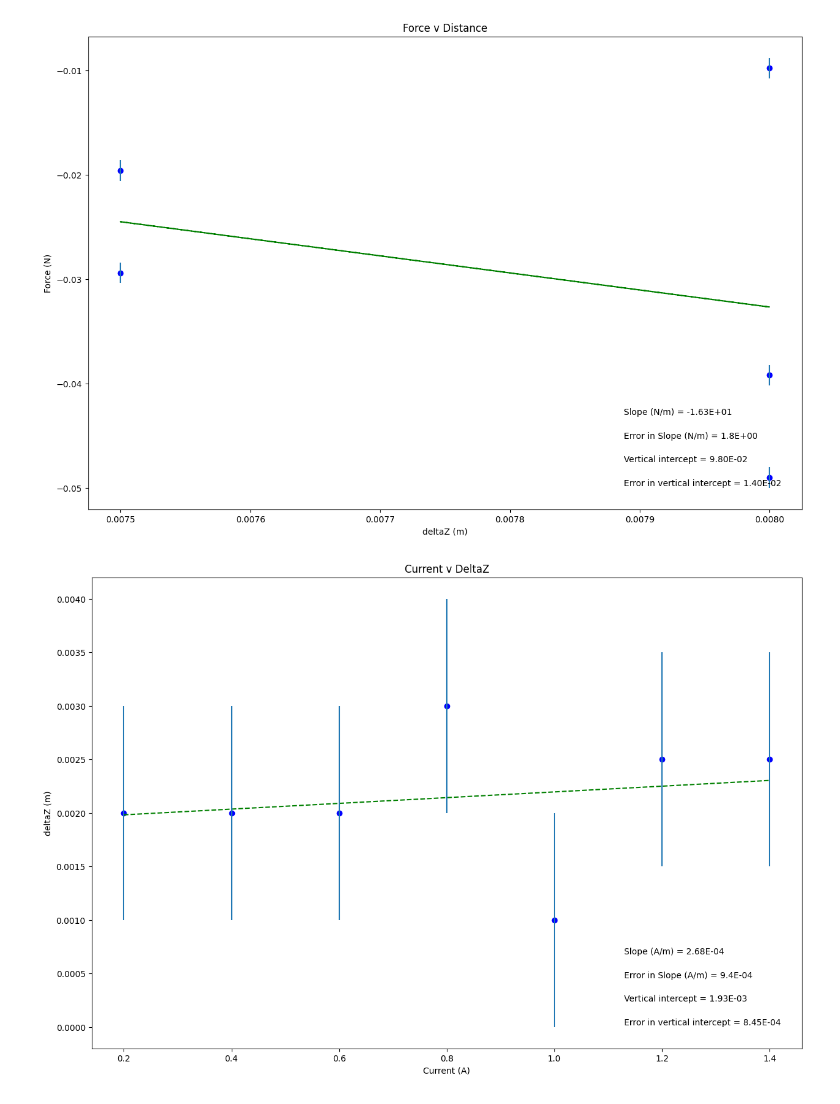
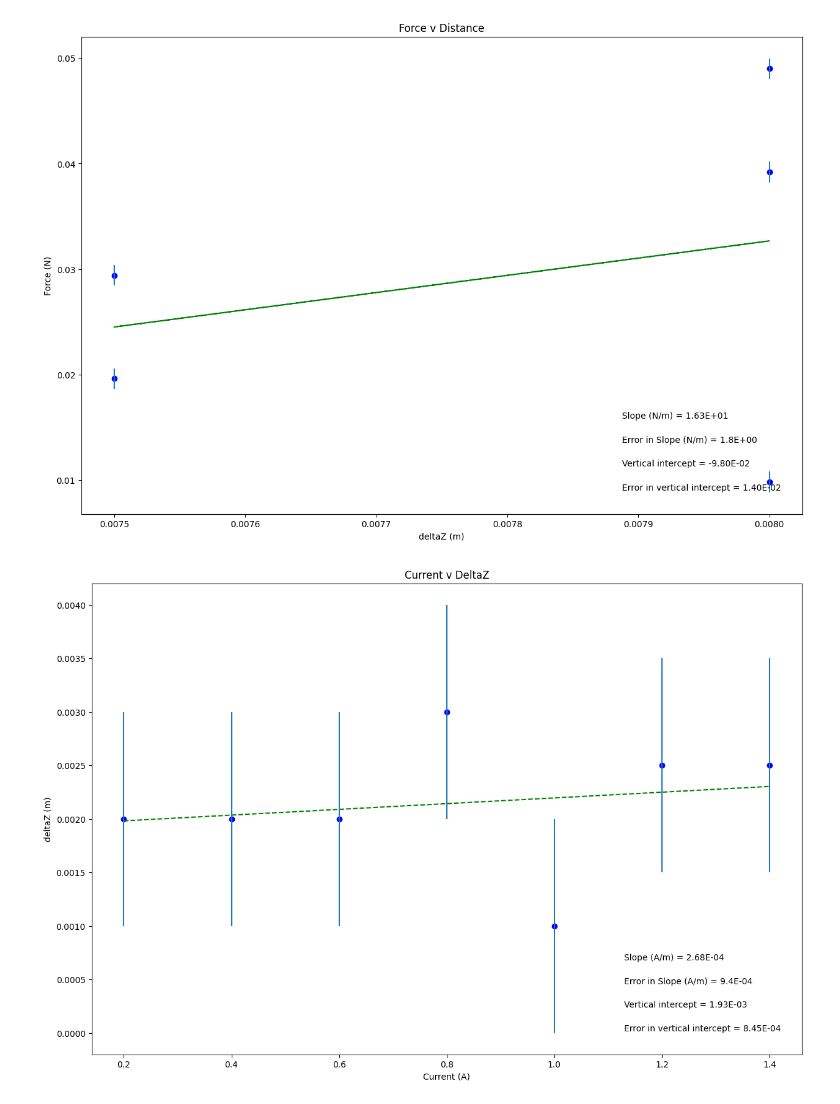
Before and after one commit to trillium06/Lab2, a Jupyter notebook: Magnetic_dipole.ipynb, the cells around one changed output. Drawn from its saved outputs; the diff is of its cells as text; code cells hidden in the pictures.

```diff
--- a/Magnetic_dipole.ipynb
+++ b/Magnetic_dipole.ipynb
@@ -26,7 +26,7 @@ import matplotlib.pyplot as plt
 
 deltaZ = np.array([0.008,0.0075,0.0075,0.008,0.008]) #            <-----
 
-Force = np.array([-0.0098,-0.0196,-0.0294,-0.0392,-0.049]) #           <-----
+Force = np.array([0.0098,0.0196,0.0294,0.0392,0.049]) #           <-----
 
 error = np.array([.00098,.00098,.00098,.00098,.00098]) #                      <-----
 
@@ -97,34 +97,34 @@ elif annotation_placement==3 or annotation_placement==4:
 #Don't need to change anything in this section!
 
 #Plot data on graph. Plot error bars and place values for slope,
 #error in slope, and vertical intercept (plus error) on the plot using "annotate"
 
 plt.figure(figsize=(15,10))
 
 plt.plot(x, fit, color='green', linestyle='--')
 plt.scatter(x, y, color='blue', marker='o')
 
 plt.xlabel(x_label)
 plt.ylabel(y_label)
 plt.title(plot_title)
 
 plt.errorbar(x, y, yerr=dy, xerr=None, fmt="none") #don't need to plot x error bars
 
 plt.annotate('Slope ({}) = {value:.{digits}E}'.format(slope_units,value=m, digits=2),
              (xpos, ypos[0]), xycoords='axes fraction')
 
 plt.annotate('Error in Slope ({}) = {value:.{digits}E}'.format(slope_units,value=dm, digits=1),
              (xpos, ypos[1]), xycoords='axes fraction')
 
 plt.annotate('Vertical intercept = {value:.{digits}E}'.format(value=b, digits=2),
              (xpos, ypos[2]), xycoords='axes fraction')
 
 plt.annotate('Error in vertical intercept = {value:.{digits}E}'.format(value=db, digits=2),
              (xpos, ypos[3]), xycoords='axes fraction')
 
 plt.show()
 # %% [output]
-[figure, old version]
+[figure, new version]
 # %%
 #This is an example of the plotting template that has been fully updated
 #Each line that was updated from the template has an arrow next to it: <-----
```
